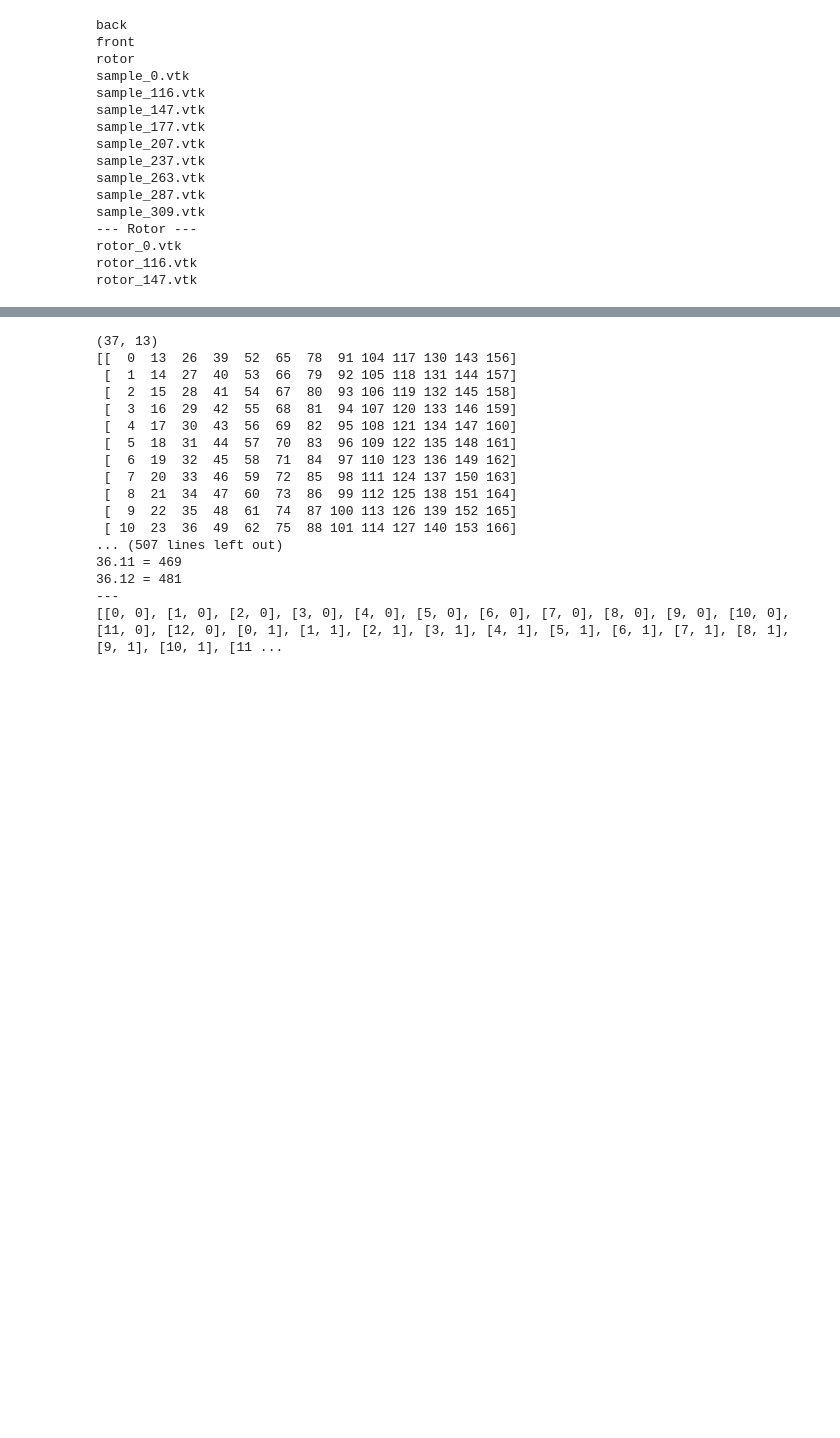
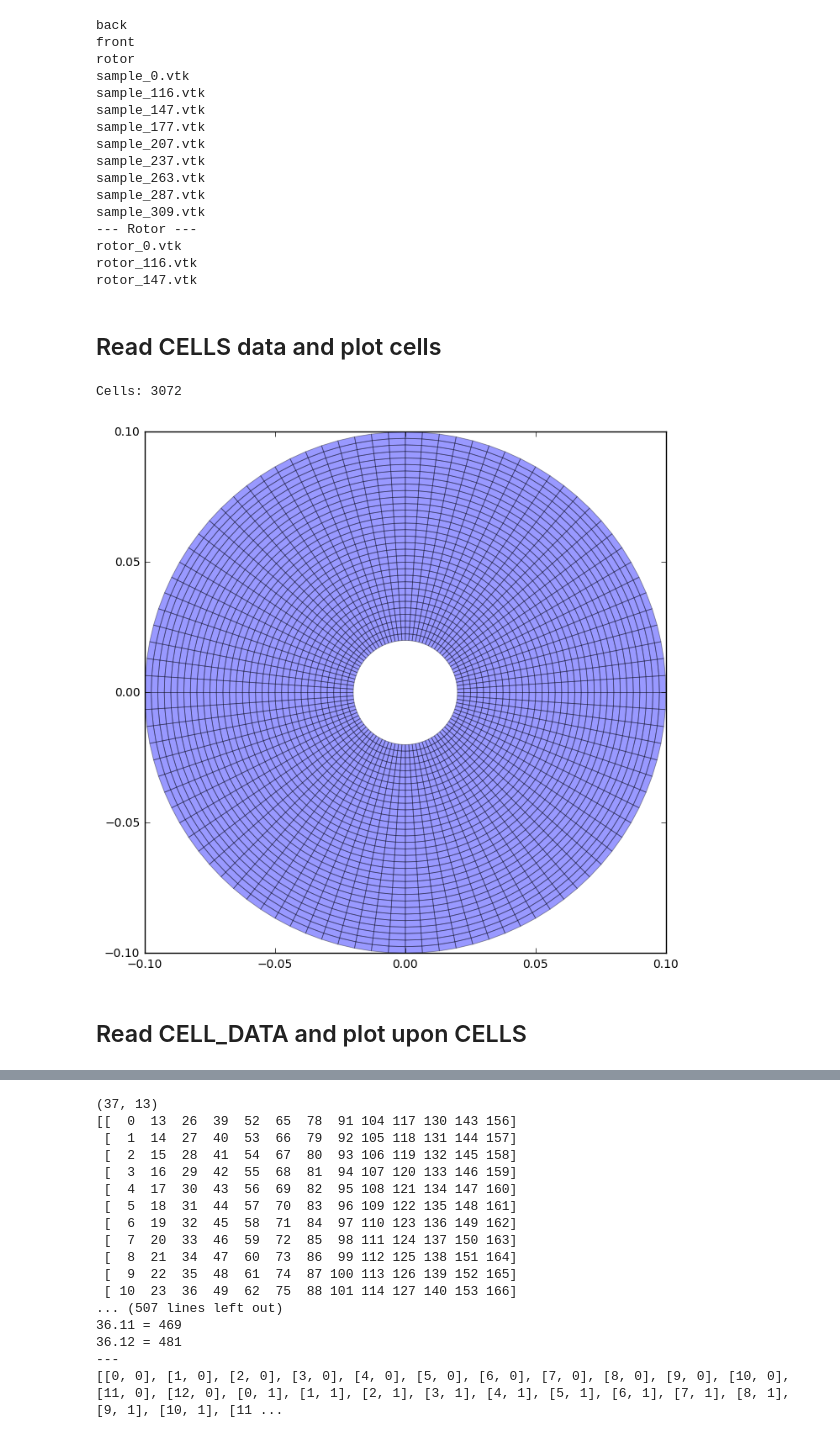
Before and after one commit to pyotr777/openfoam_samples, a Jupyter notebook: interFoam/laminar/J29155334941477976881/mixer_visualisation_notebook.ipynb, the cells around one changed output, grey strips where cells are left out. Cells and saved outputs as stored; diff of their text form; code cells hidden in the pictures; blank space fills up the shorter version.

```diff
--- a/interFoam/laminar/J29155334941477976881/mixer_visualisation_notebook.ipynb
+++ b/interFoam/laminar/J29155334941477976881/mixer_visualisation_notebook.ipynb
@@ -62,0 +65,80 @@ def getNodes(filename):
+# %% [markdown]
+## Read CELLS data and plot cells
+# %%
+# Translate XYZ coordinates to XY plane
+def projectToXY(point):
+    x,y = point[:2]
+    y += point[2]/5
+    return [x,y]
+
+# Translate 3D Hexahedron (8 points) to a poligon on XY plane
+def hexahedronToXY(points):
+    z0_points=[]
+    z1_points=[]
+    for point in points:
+        xy_point = projectToXY(point)
+        if point[2] > 0:
+            z1_points.append(xy_point)
+        else:
+            z0_points.append(xy_point)
+    z1 = [z1_points[0], z1_points[1], z1_points[3], z1_points[2]]
+    z0 = [z0_points[0], z0_points[1], z0_points[3], z0_points[2]]
+    return np.array(z0), np.array(z1)
+# %%
+from matplotlib.patches import Polygon, Circle, RegularPolygon
+from matplotlib.collections import PatchCollection
+
+filename = "sample/VTK/sample_46.vtk"
+points, cells = getNodes(filename)
+
+#fig, ax = plt.subplots()
+fig = plt.figure(figsize=(8, 8), dpi=100)
+ax = fig.add_subplot(111, aspect='equal')
+
+patches1 = []
+patches2 = []
+patches = []
+
+N = len(cells)
+i = 0
+pick = []
+block = 0
+while i < N:  #len(cells):
+    n = cells[i]  # Number of points in this cell
+    #print i, n
+    i += 1
+    cell_points = np.take(points,cells[i:i+n],axis=0)
+    i += n
+    if n != 8:
+        print "Not hexahedron! " + str(n)
+        continue
+    block += 1
+    if len(pick) > 0 and block not in pick:
+        continue
+    #print block, cell_points
+
+    face0, face1 = hexahedronToXY(cell_points)
+    polygon1 = Polygon(face0, True)
+    #polygon2 = Polygon(face1, True)
+    try:
+        patches1.append(polygon1)
+        #patches2.append(polygon2)
+    except:
+        pass
+
+print "Cells: "+ str(block)
+p = PatchCollection(patches1, color='b',edgecolor="#000000",alpha=0.4, linewidth=0.6)
+ax.add_collection(p)
+#p = PatchCollection(patches2, color='g',edgecolor="#000000",alpha=0.1, linewidth=0.6)
+#ax.add_collection(p)
+p = PatchCollection(patches, color='r', alpha=0.6, linewidth=0.1)
+ax.add_collection(p)
+
+ax.set_xlim(-0.1, 0.1)
+ax.set_ylim(-0.1, 0.1)
+plt.show()
+# %% [output]
+Cells: 3072
+[figure, added]
+# %% [markdown]
+## Read CELL_DATA and plot upon CELLS
```
Also changed, not shown: parts of 12 cells of this notebook.
